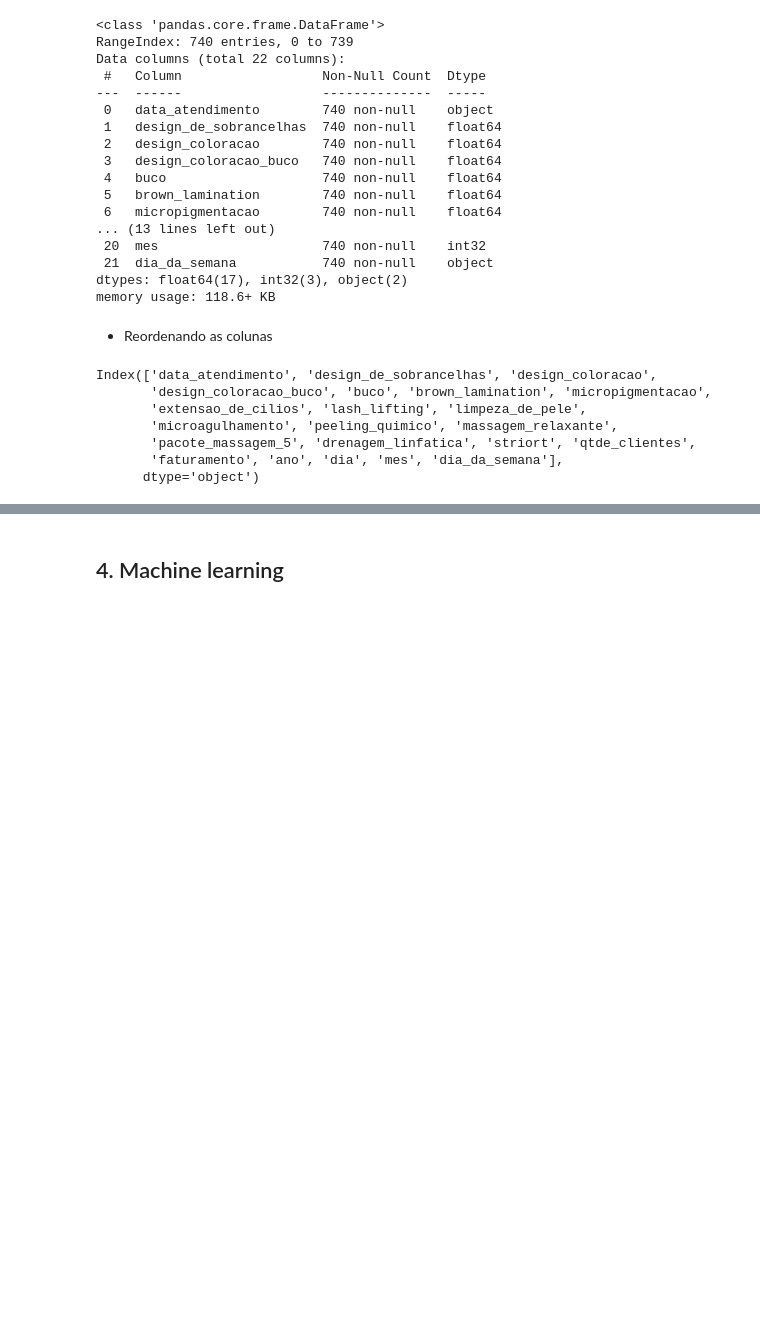
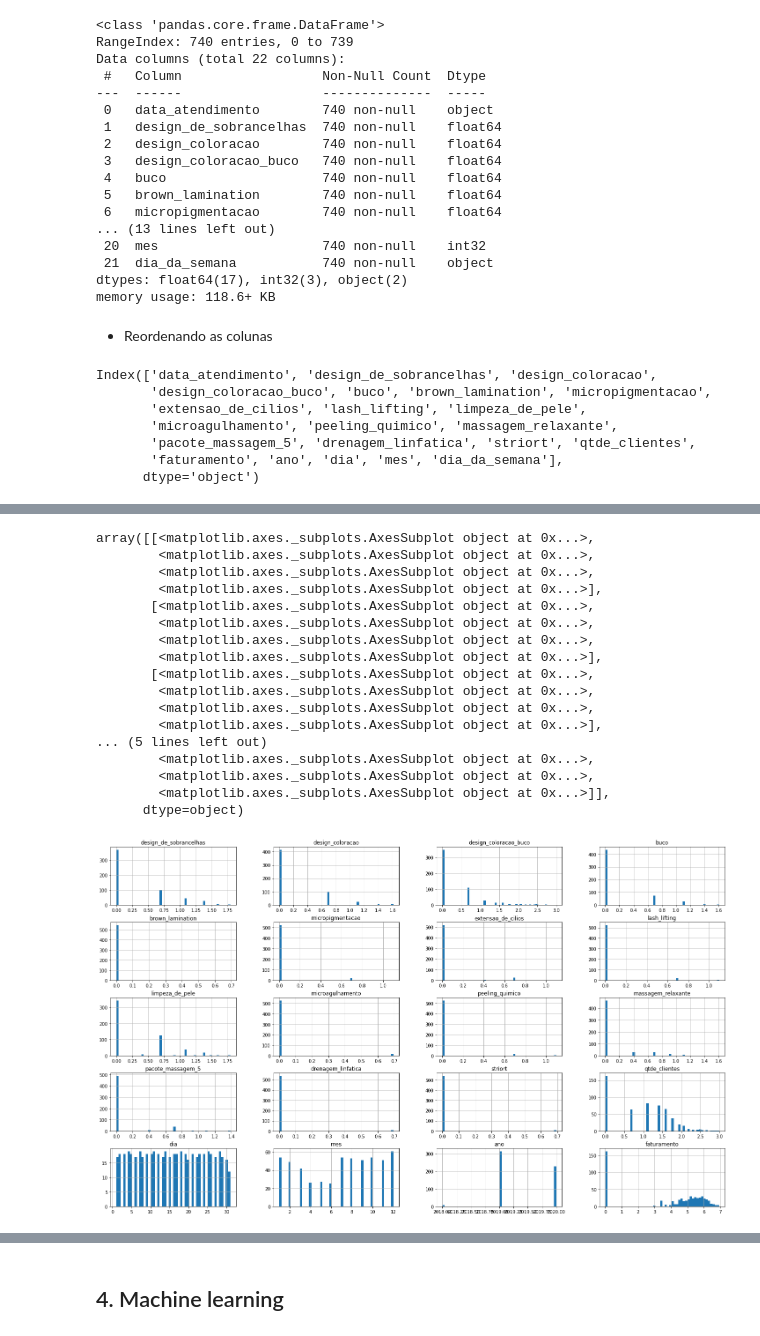
Before and after one commit to robertferro/previsao_faturamento_studio_estetica, a Jupyter notebook: 2 - Machine learning/Regressão/previsao_faturamento_modelos_machine_learning.ipynb, the cells around one changed output, grey strips where cells are left out. Drawn from its saved outputs; the diff is of its cells as text; code cells hidden in the pictures; blank space fills up the shorter version.

```diff
--- a/2 - Machine learning/Regressão/previsao_faturamento_modelos_machine_learning.ipynb
+++ b/2 - Machine learning/Regressão/previsao_faturamento_modelos_machine_learning.ipynb
@@ -105,0 +235,21 @@ dados.head()
+# %%
+dados.hist(bins=50, figsize=(25,15))
+# %% [output]
+array([[<matplotlib.axes._subplots.AxesSubplot object at 0x...>,
+        <matplotlib.axes._subplots.AxesSubplot object at 0x...>,
+        <matplotlib.axes._subplots.AxesSubplot object at 0x...>,
+        <matplotlib.axes._subplots.AxesSubplot object at 0x...>],
+       [<matplotlib.axes._subplots.AxesSubplot object at 0x...>,
+        <matplotlib.axes._subplots.AxesSubplot object at 0x...>,
+        <matplotlib.axes._subplots.AxesSubplot object at 0x...>,
+        <matplotlib.axes._subplots.AxesSubplot object at 0x...>],
+       [<matplotlib.axes._subplots.AxesSubplot object at 0x...>,
+        <matplotlib.axes._subplots.AxesSubplot object at 0x...>,
+        <matplotlib.axes._subplots.AxesSubplot object at 0x...>,
+        <matplotlib.axes._subplots.AxesSubplot object at 0x...>],
+... (5 lines left out)
+        <matplotlib.axes._subplots.AxesSubplot object at 0x...>,
+        <matplotlib.axes._subplots.AxesSubplot object at 0x...>,
+        <matplotlib.axes._subplots.AxesSubplot object at 0x...>]],
+      dtype=object)
+[figure, added]
```
Also changed, not shown: parts of 57 cells of this notebook.
